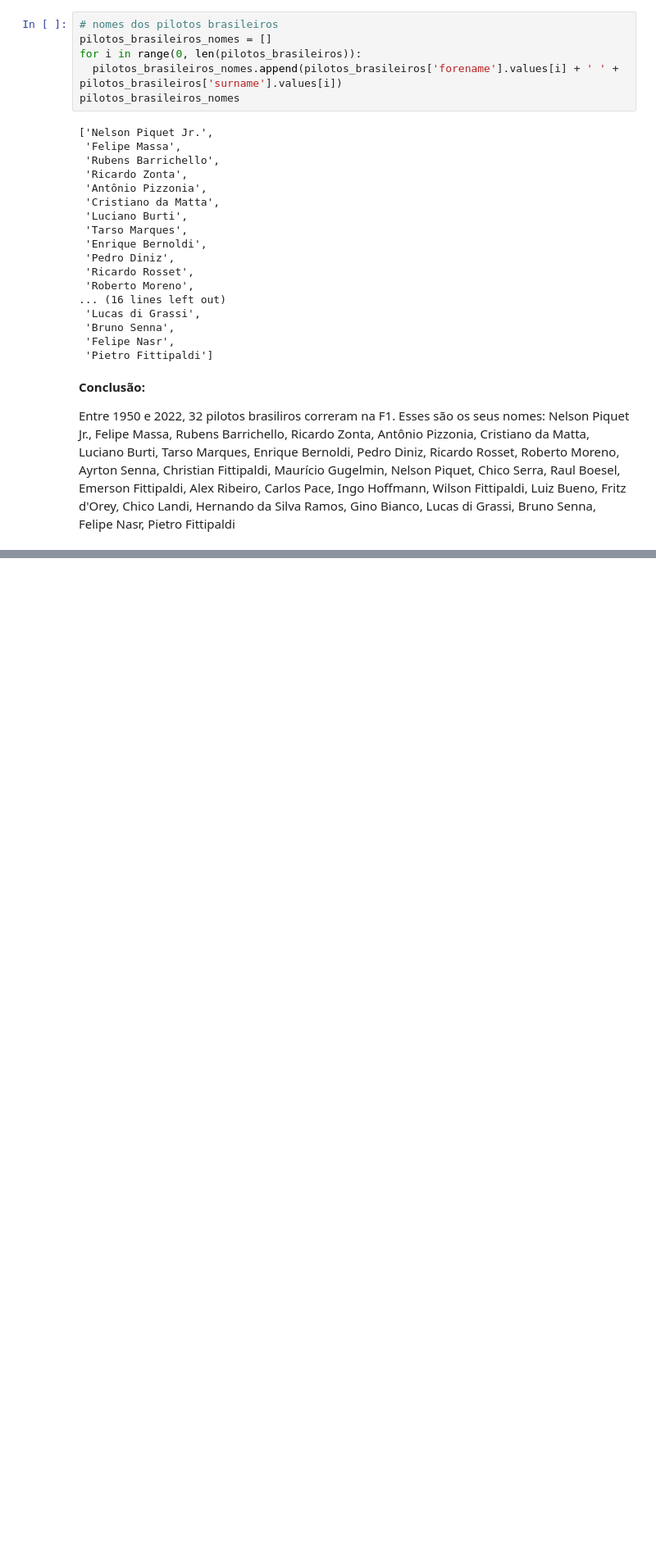
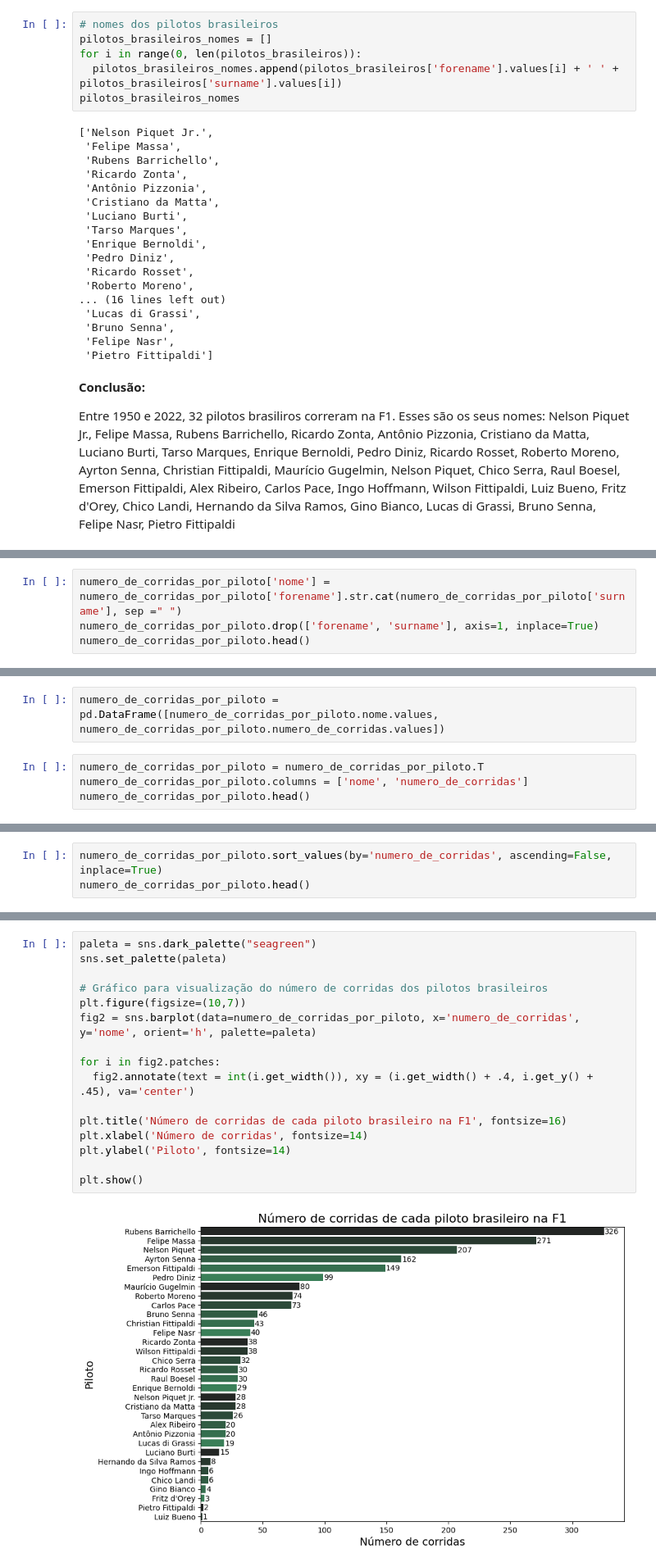
Before and after one commit to ewerton-lemes/Analise_de_dados_da_F1, a Jupyter notebook: Análise_de_dados_da_Formula_1.ipynb, the cells around one changed output, grey strips where cells are left out. Shown at 82% size. Drawn from its saved outputs; the diff is of its cells as text; blank space fills up the shorter version.

```diff
--- a/Análise_de_dados_da_Formula_1.ipynb
+++ b/Análise_de_dados_da_Formula_1.ipynb
@@ -311,0 +405,4 @@ Entre 1950 e 2022, 32 pilotos brasiliros correram na F1. Esses são os seus nome
+# %%
+numero_de_corridas_por_piloto['nome'] = numero_de_corridas_por_piloto['forename'].str.cat(numero_de_corridas_por_piloto['surname'], sep =" ")
+numero_de_corridas_por_piloto.drop(['forename', 'surname'], axis=1, inplace=True)
+numero_de_corridas_por_piloto.head()
@@ -311,0 +417,6 @@ Entre 1950 e 2022, 32 pilotos brasiliros correram na F1. Esses são os seus nome
+# %%
+numero_de_corridas_por_piloto = pd.DataFrame([numero_de_corridas_por_piloto.nome.values, numero_de_corridas_por_piloto.numero_de_corridas.values])
+# %%
+numero_de_corridas_por_piloto = numero_de_corridas_por_piloto.T
+numero_de_corridas_por_piloto.columns = ['nome', 'numero_de_corridas']
+numero_de_corridas_por_piloto.head()
@@ -311,0 +430,3 @@ Entre 1950 e 2022, 32 pilotos brasiliros correram na F1. Esses são os seus nome
+# %%
+numero_de_corridas_por_piloto.sort_values(by='numero_de_corridas', ascending=False, inplace=True)
+numero_de_corridas_por_piloto.head()
@@ -311,0 +442,18 @@ Entre 1950 e 2022, 32 pilotos brasiliros correram na F1. Esses são os seus nome
+# %%
+paleta = sns.dark_palette("seagreen")
+sns.set_palette(paleta)
+
+# Gráfico para visualização do número de corridas dos pilotos brasileiros
+plt.figure(figsize=(10,7))
+fig2 = sns.barplot(data=numero_de_corridas_por_piloto, x='numero_de_corridas', y='nome', orient='h', palette=paleta)
+
+for i in fig2.patches:
+  fig2.annotate(text = int(i.get_width()), xy = (i.get_width() + .4, i.get_y() + .45), va='center')
+
+plt.title('Número de corridas de cada piloto brasileiro na F1', fontsize=16)
+plt.xlabel('Número de corridas', fontsize=14)
+plt.ylabel('Piloto', fontsize=14)
+
+plt.show()
+# %% [output]
+[figure, added]
```
Also changed, not shown: parts of 16 cells of this notebook.
